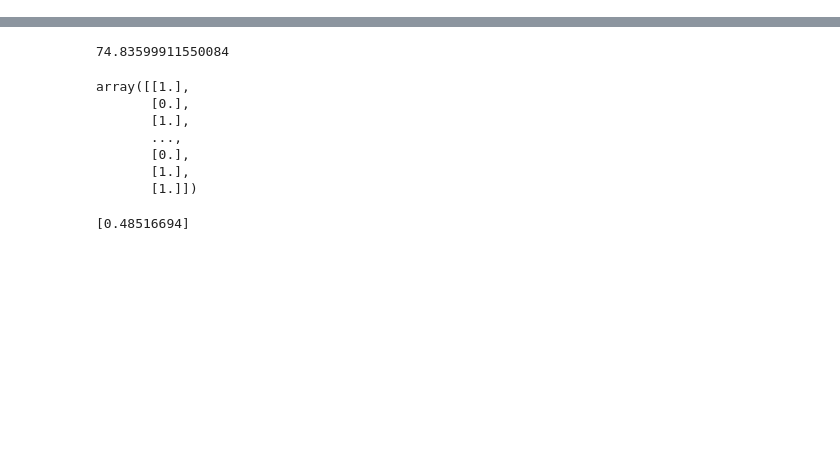
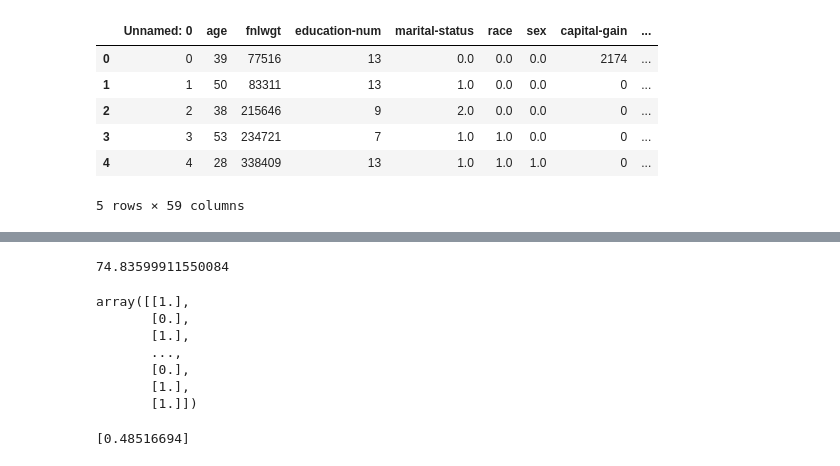
Before and after one commit to psr6275/fairness_audit, a Jupyter notebook: codes/211028_Poisning Group Variable-FLR.ipynb, the cells around one changed output, grey strips where cells are left out. Drawn from its saved outputs; the diff is of its cells as text; code cells hidden in the pictures; blank space fills up the shorter version.

Commit message:
test numpy load and save for FLR adult

```diff
--- a/codes/211028_Poisning Group Variable-FLR.ipynb
+++ b/codes/211028_Poisning Group Variable-FLR.ipynb
@@ -9,0 +12,12 @@ from poison_utils import *
+# %%
+df = pd.read_csv('../data/adult_proc.csv')
+# %%
+df.head()
+# %% [output]
+|  | Unnamed: 0 | age | fnlwgt | education-num | marital-status | race | sex | capital-gain | ... |
+| 0 | 0 | 39 | 77516 | 13 | 0.0 | 0.0 | 0.0 | 2174 | ... |
+| 1 | 1 | 50 | 83311 | 13 | 1.0 | 0.0 | 0.0 | 0 | ... |
+| 2 | 2 | 38 | 215646 | 9 | 2.0 | 0.0 | 0.0 | 0 | ... |
+| 3 | 3 | 53 | 234721 | 7 | 1.0 | 1.0 | 0.0 | 0 | ... |
+| 4 | 4 | 28 | 338409 | 13 | 1.0 | 1.0 | 1.0 | 0 | ... |
+5 rows × 59 columns
```
Also changed, not shown: parts of 4 cells of this notebook, 29 other files.
